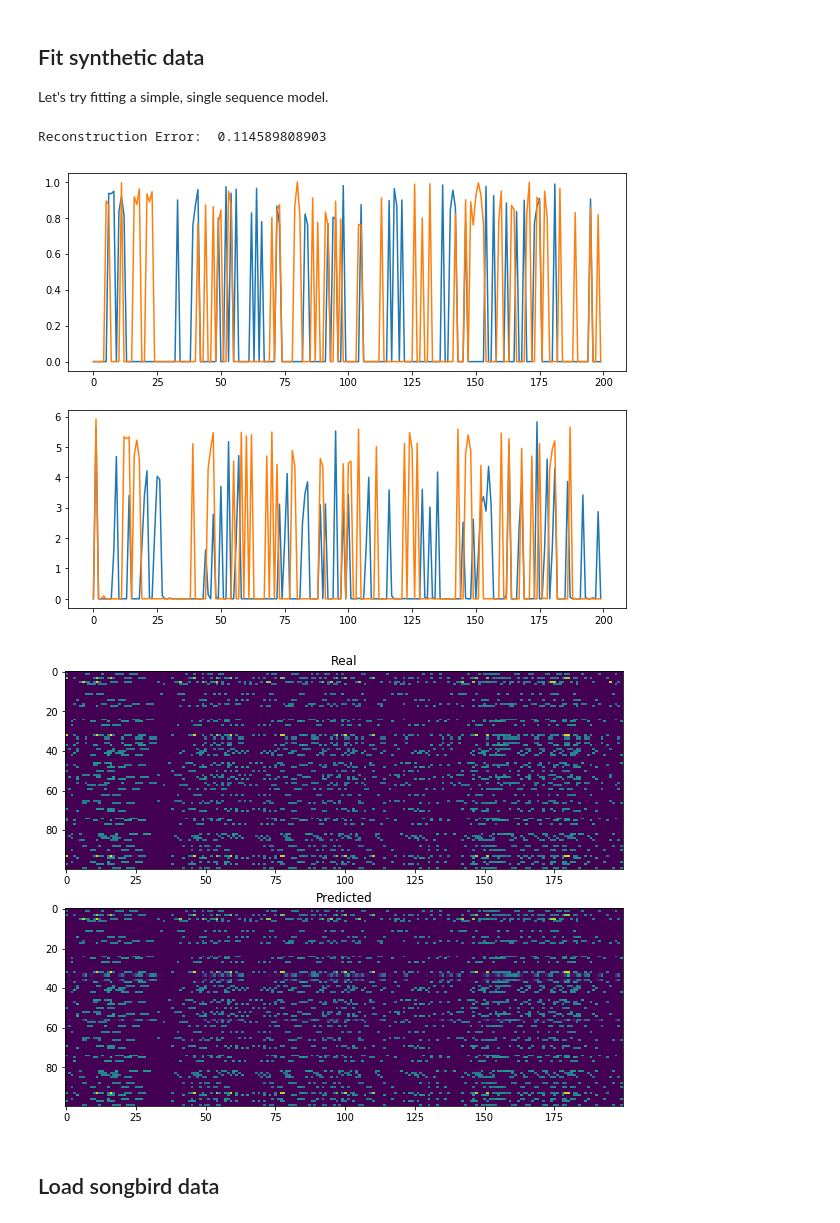
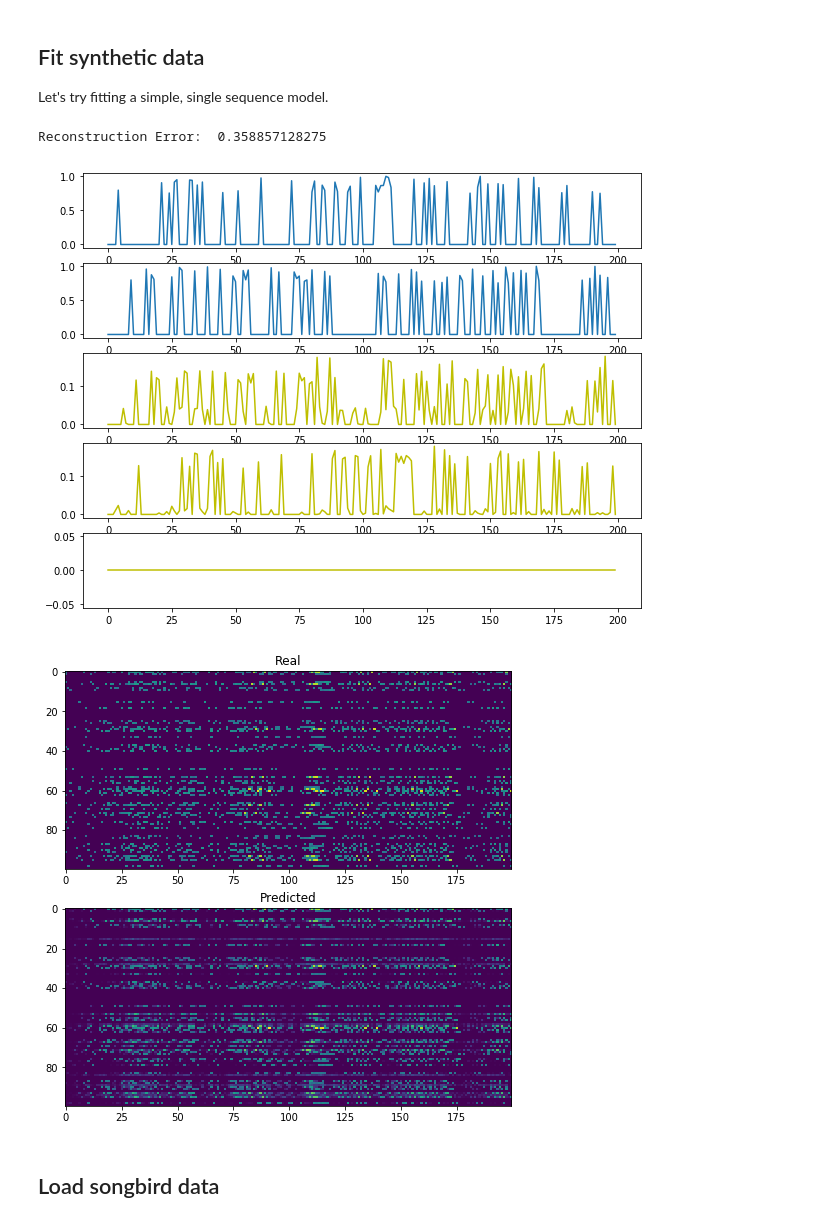
Before and after one commit to degleris1/cmfpy, a Jupyter notebook: examples/demo.ipynb, the cells around one changed output. Saved outputs shown, nothing was run; the diff lists cells and outputs as text; code cells hidden in the pictures.

```diff
--- a/examples/demo.ipynb
+++ b/examples/demo.ipynb
@@ -40,36 +49,39 @@ Let's try fitting a simple, single sequence model.
 #Hreal /= la.norm(Hreal, axis=-1, keepdims=True)  # normalize
 
 lam = 10**(-6)
-model = CNMF(3, 10)
+model = CNMF(3, 5, l2_scfo=0, l1_W=0, n_iter_max=300)
 model.fit(data, alg='mult');
 # %%
 error = data - model.predict()
-print('Reconstruction Error: ', la.norm(error) / la.norm(data))
-
+print('Reconstruction Error: ', norm(error) / norm(data))
 
 plt.figure(figsize=(10,8))
-plt.subplot(2,1,1)
+plt.subplot(5,1,1)
 plt.plot(range(T), Hreal[0])
+plt.subplot(5,1,2)
 plt.plot(range(T), Hreal[1])
 
-plt.subplot(2,1,2)
-plt.plot(range(T), model.H.shift(0)[0])
-plt.plot(range(T), model.H.shift(0)[1])
+plt.subplot(5,1,3)
+plt.plot(range(T), model.H.shift(0)[0], c='y')
+plt.subplot(5,1,4)
+plt.plot(range(T), model.H.shift(0)[1], c='y')
+plt.subplot(5,1,5)
+plt.plot(range(T), model.H.shift(0)[2], c='y')
 
-plt.figure(figsize=(10,8))
+plt.figure(figsize=(8,8))
 plt.subplot(2,1,1)
 plt.imshow(data, aspect='auto')
 plt.title('Real')
 
 plt.subplot(2,1,2)
 plt.imshow(model.predict(), aspect='auto')
 plt.title('Predicted')
 
 plt.show()
 # %% [output]
-Reconstruction Error:  0.114589808903
+Reconstruction Error:  0.358857128275
-[figure, old version]
+[figure, new version]
-[figure, old version]
+[figure, new version]
 # %% [markdown]
 ## Load songbird data
 # %%
```
Also changed, not shown: parts of 5 cells of this notebook, 1 other file.
